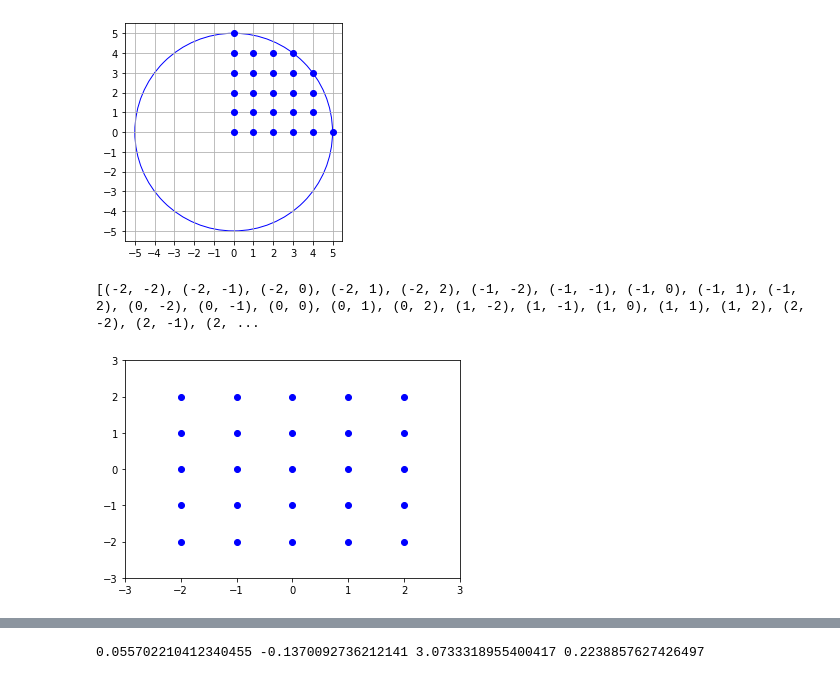
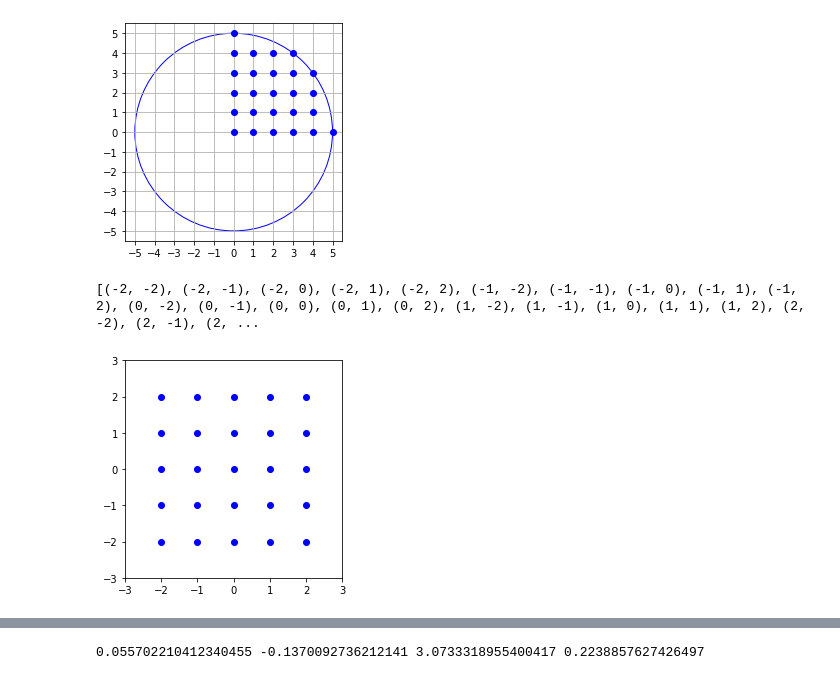
Before and after one commit to sharonrye/xytesting, a Jupyter notebook: grid_patterning.ipynb, the cells around one changed output, grey strips where cells are left out. Saved outputs shown, nothing was run; the diff lists cells and outputs as text; code cells hidden in the pictures.

```diff
--- a/grid_patterning.ipynb
+++ b/grid_patterning.ipynb
@@ -36,18 +36,19 @@ show_grid_points(5)
 # %%
 import matplotlib.pyplot as plt
 
 unit = 1
 points = []
 index = 2
 for x in range(-index, index + 1, 1):
     for y in range(-index, index + 1, 1):
         points.append((x * unit, y * unit))
 print(points)
 
+plt.gca().set_aspect('equal')
 plt.xlim((-(index+1), index+1))
 plt.ylim((-(index+1), index+1))
 for point in points:
     plt.plot(point[0], point[1], 'bo')
 # %% [output]
 [(-2, -2), (-2, -1), (-2, 0), (-2, 1), (-2, 2), (-1, -2), (-1, -1), (-1, 0), (-1, 1), (-1, 2), (0, -2), (0, -1), (0, 0), (0, 1), (0, 2), (1, -2), (1, -1), (1, 0), (1, 1), (1, 2), (2, -2), (2, -1), (2, ...
-[figure, old version]
+[figure, new version]
```
Also changed, not shown: parts of 1 cell of this notebook, 1 other file.
